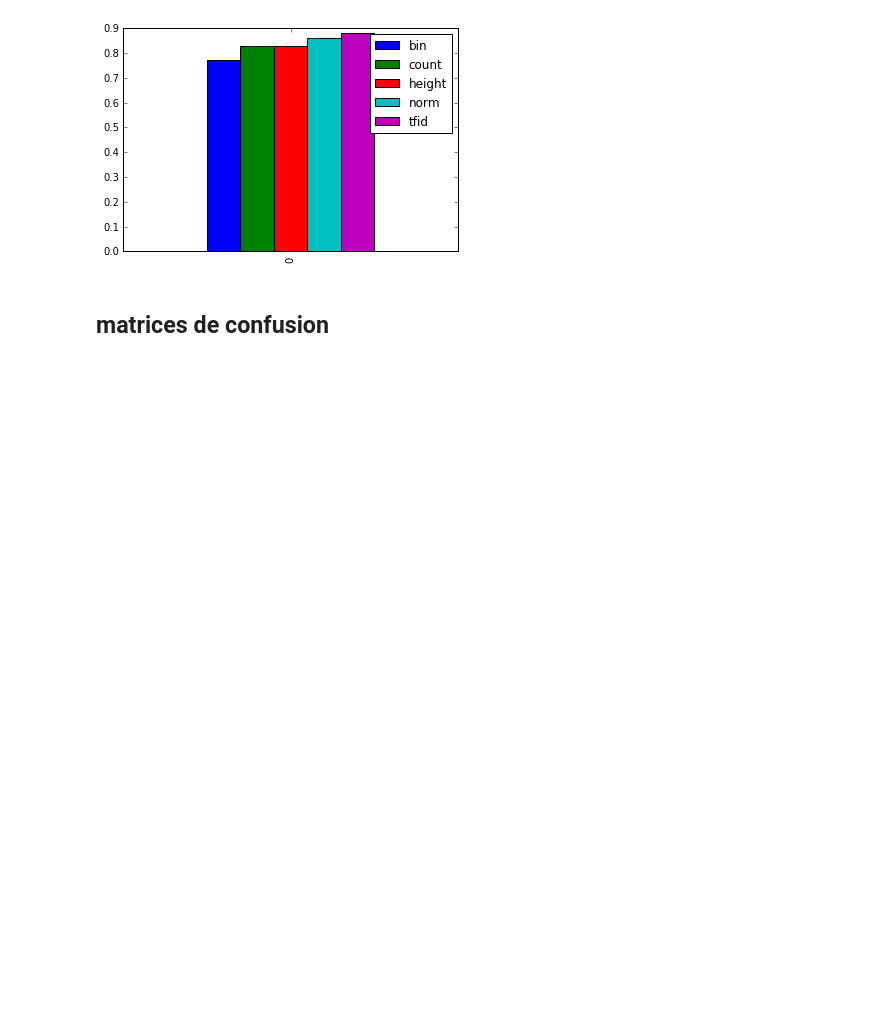
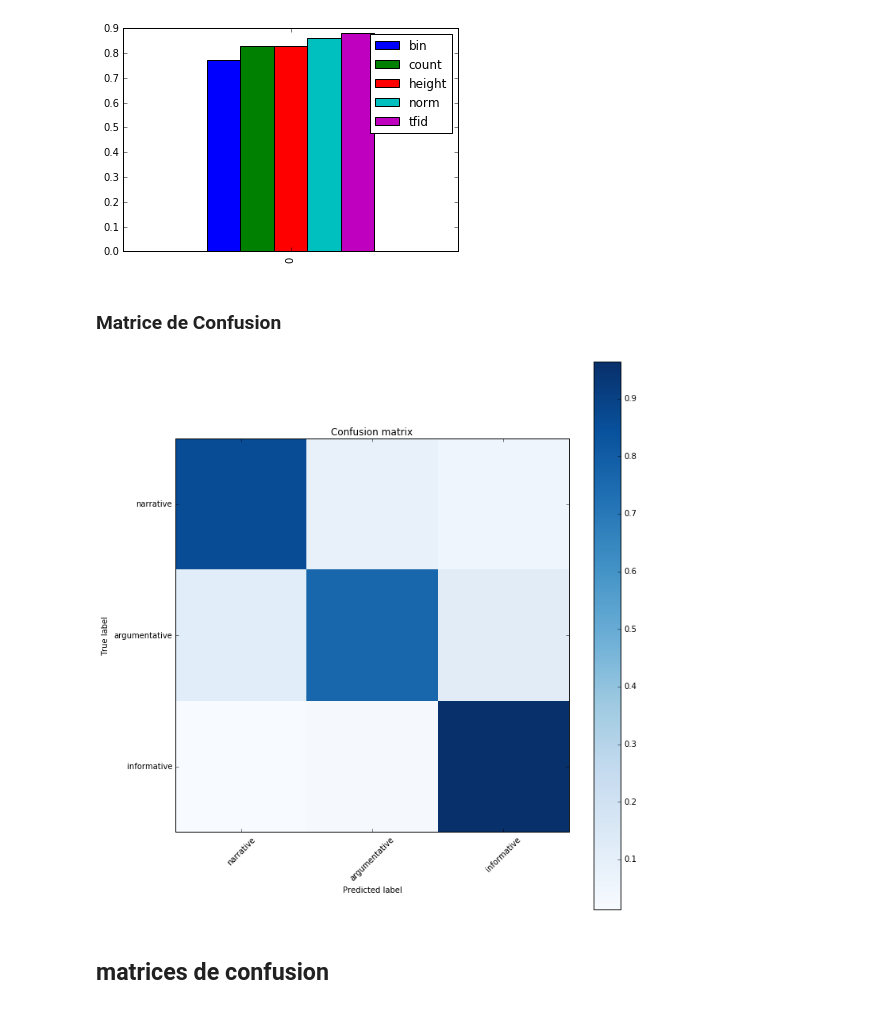
Before and after one commit to emited/discourseAnalysis, a Jupyter notebook: code/experiments.ipynb, the cells around one changed output. Saved outputs shown, nothing was run; the diff lists cells and outputs as text; code cells hidden in the pictures; blank space fills up the shorter version.

```diff
--- a/code/experiments.ipynb
+++ b/code/experiments.ipynb
@@ -59,0 +62,5 @@ svm_res
+# %%
+D = pickle.load(open('../../data/dicts.pkl','r'))
+# %%
+svm_lin_clf = svm.SVC(kernel='linear')
+svm_lin_clf.fit(V['count'],y)
@@ -150,6 +202,32 @@ maxent_res
 |  | bin | count | height | norm | tfid |
 | 0 | 0.77 (+/- 0.07) | 0.83 (+/- 0.03) | 0.83 (+/- 0.03) | 0.86 (+/- 0.05) | 0.88 (+/- 0.06) |
 [figure]
+# %% [markdown]
+### Matrice de Confusion
+# %%
+from sklearn import metrics
+classes = ['narrative','argumentative','informative']
+
+maxent.fit(V_plus[rep][idx],y[idx])
+pred=maxent.predict(V_plus[rep][idx])
+conf = metrics.confusion_matrix(y[idx],pred)
+
+def plot_confusion_matrix(cm, title='Confusion matrix', cmap=plt.cm.Blues):
+    plt.figure(figsize=(10,10))
+    plt.imshow(cm, interpolation='nearest', cmap=cmap)
+    plt.title(title)
+    plt.colorbar()
+    tick_marks = np.arange(len(classes))
+    plt.xticks(tick_marks, classes, rotation=45)
+    plt.yticks(tick_marks, classes)
+    plt.tight_layout()
+    plt.ylabel('True label')
+    plt.xlabel('Predicted label')
+
+norm_conf = conf.astype('float') / conf.sum(axis=1)[:, np.newaxis]
+plot_confusion_matrix(norm_conf)
+# %% [output]
+[figure, added]
 # %% [markdown]
 ## matrices de confusion
 # %%
```
Also changed, not shown: parts of 6 cells of this notebook.
